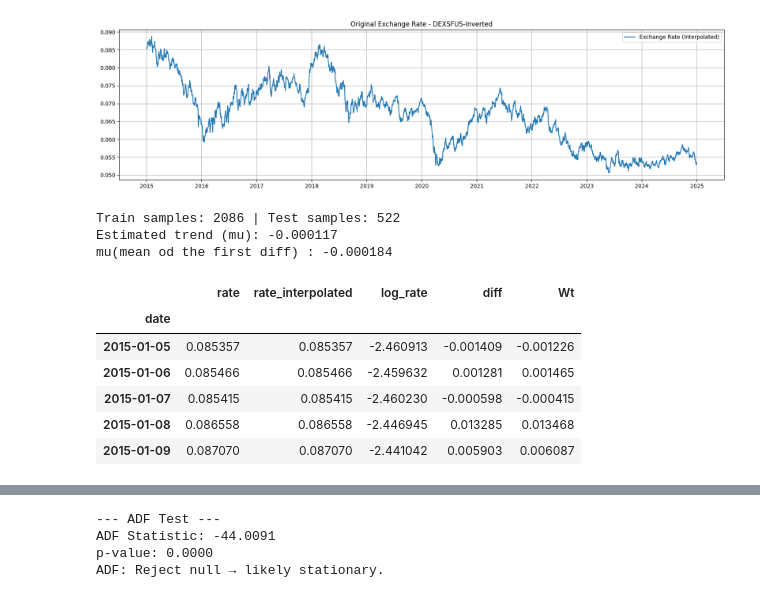
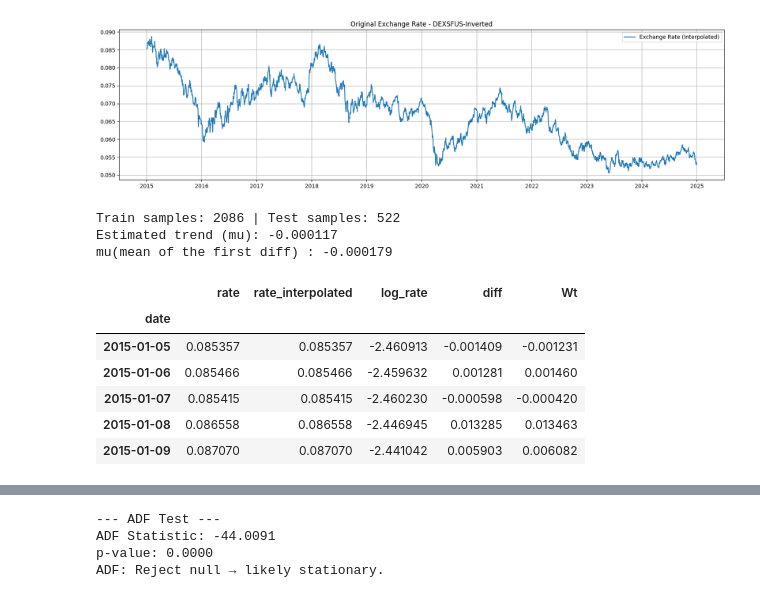
Before and after one commit to kenjihilasak/exchange-rate-forecasting, a Jupyter notebook: 2. preprocesing/prepro.ipynb, the cells around one changed output, grey strips where cells are left out. Cells and saved outputs as stored; diff of their text form; code cells hidden in the pictures.

```diff
--- a/2. preprocesing/prepro.ipynb
+++ b/2. preprocesing/prepro.ipynb
@@ -370,29 +383,29 @@ Found and filled 110 missing values.
 # %%
 # Split at desired point
 train_df, test_df = split_train_test(df, split_date="2022-12-31")
 # note: the test df start on 2023-01-02, as the last value of the train df is 2022-12-30
 
 # Perform first differencing
 train_df = difference_series(train_df, col='log_rate')
 
 # estimate trend (mu)
 mu_train, intercept_train, t_train, trend_line_train = estimate_trend(train_df)
-mu_train = df['log_rate'].diff().mean()  # Using mu = mean of the first difference
-print(f"mu(mean od the first diff) : {mu_train:.6f}")
+mu_train = train_df['log_rate'].diff().mean()  # Using mu = mean of the first difference
+print(f"mu(mean of the first diff) : {mu_train:.6f}")
 train_df = compute_Wt(train_df, mu_train) #  W_t = diff - mu
 
 train_df.head()
 # %% [output]
 Train samples: 2086 | Test samples: 522
 Estimated trend (mu): -0.000117
-mu(mean od the first diff) : -0.000184
+mu(mean of the first diff) : -0.000179
 |  | rate | rate_interpolated | log_rate | diff | Wt |
 | date |  |  |  |  |  |
-| 2015-01-05 | 0.085357 | 0.085357 | -2.460913 | -0.001409 | -0.001226 |
-| 2015-01-06 | 0.085466 | 0.085466 | -2.459632 | 0.001281 | 0.001465 |
-| 2015-01-07 | 0.085415 | 0.085415 | -2.460230 | -0.000598 | -0.000415 |
-| 2015-01-08 | 0.086558 | 0.086558 | -2.446945 | 0.013285 | 0.013468 |
-| 2015-01-09 | 0.087070 | 0.087070 | -2.441042 | 0.005903 | 0.006087 |
+| 2015-01-05 | 0.085357 | 0.085357 | -2.460913 | -0.001409 | -0.001231 |
+| 2015-01-06 | 0.085466 | 0.085466 | -2.459632 | 0.001281 | 0.001460 |
+| 2015-01-07 | 0.085415 | 0.085415 | -2.460230 | -0.000598 | -0.000420 |
+| 2015-01-08 | 0.086558 | 0.086558 | -2.446945 | 0.013285 | 0.013463 |
+| 2015-01-09 | 0.087070 | 0.087070 | -2.441042 | 0.005903 | 0.006082 |
 # %%
 # Export test_df to CSV
 test_df.to_csv('test_df_dexussf.csv')
```
Also changed, not shown: parts of 8 cells of this notebook, 47 other files.
